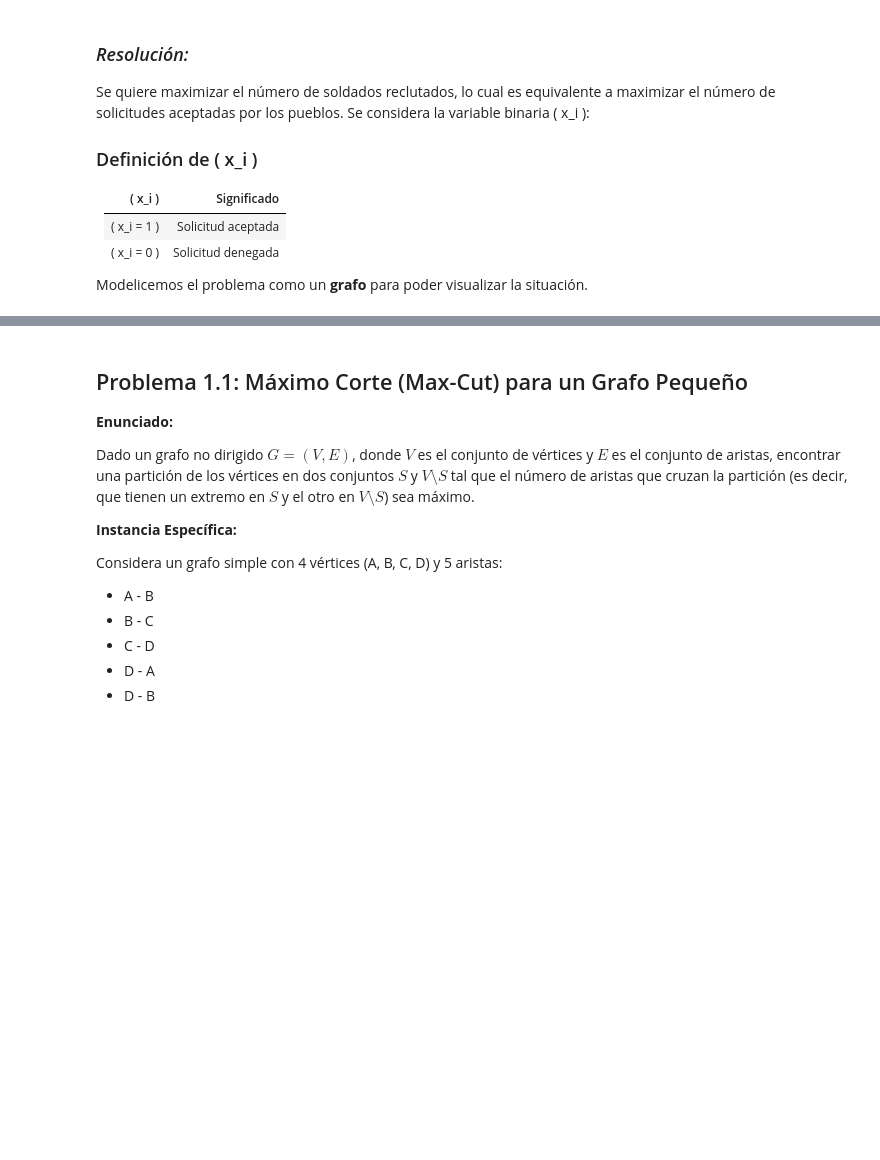
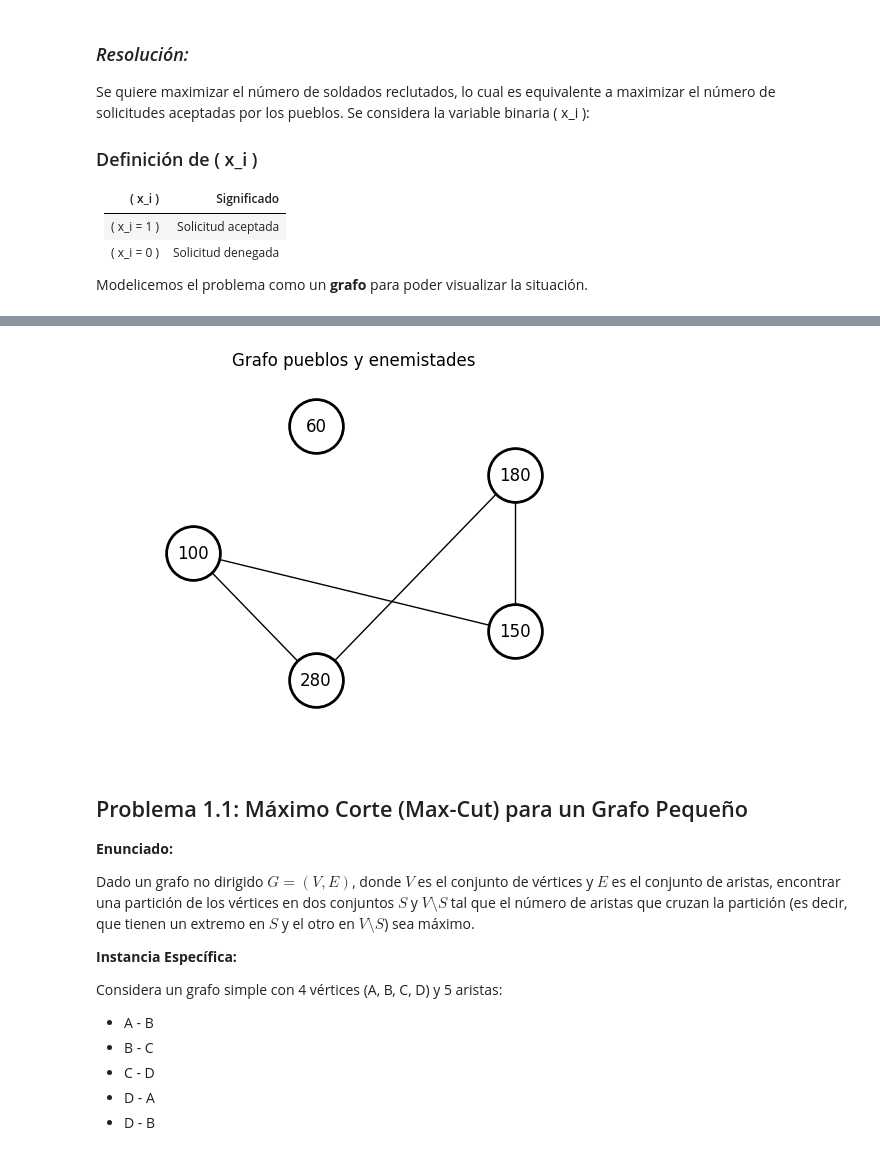
Before and after one commit to IkerEtxeQ/QI3B_2025, a Jupyter notebook: notebooks/Optimización/QUBO_1.ipynb, the cells around one changed output, grey strips where cells are left out. Saved outputs shown, nothing was run; the diff lists cells and outputs as text; code cells hidden in the pictures; blank space fills up the shorter version.

```diff
--- a/notebooks/Optimización/QUBO_1.ipynb
+++ b/notebooks/Optimización/QUBO_1.ipynb
@@ -160,0 +238,21 @@ plt.show()
+# %%
+# Datos del problema
+dic_nodos = {
+    "1": 100,
+    "2": 60,
+    "3": 180,
+    "4": 150,
+    "5": 280,
+}
+
+enemistades = {
+    "1": "4",
+    "3": "5",
+    "4": "3",
+    "5": "1",
+}
+
+# Crear el grafo
+crearGrafo(dic_nodos, enemistades, "Grafo pueblos y enemistades")
+# %% [output]
+[figure, added]
```
Also changed, not shown: parts of 5 cells of this notebook, 1 other file.
